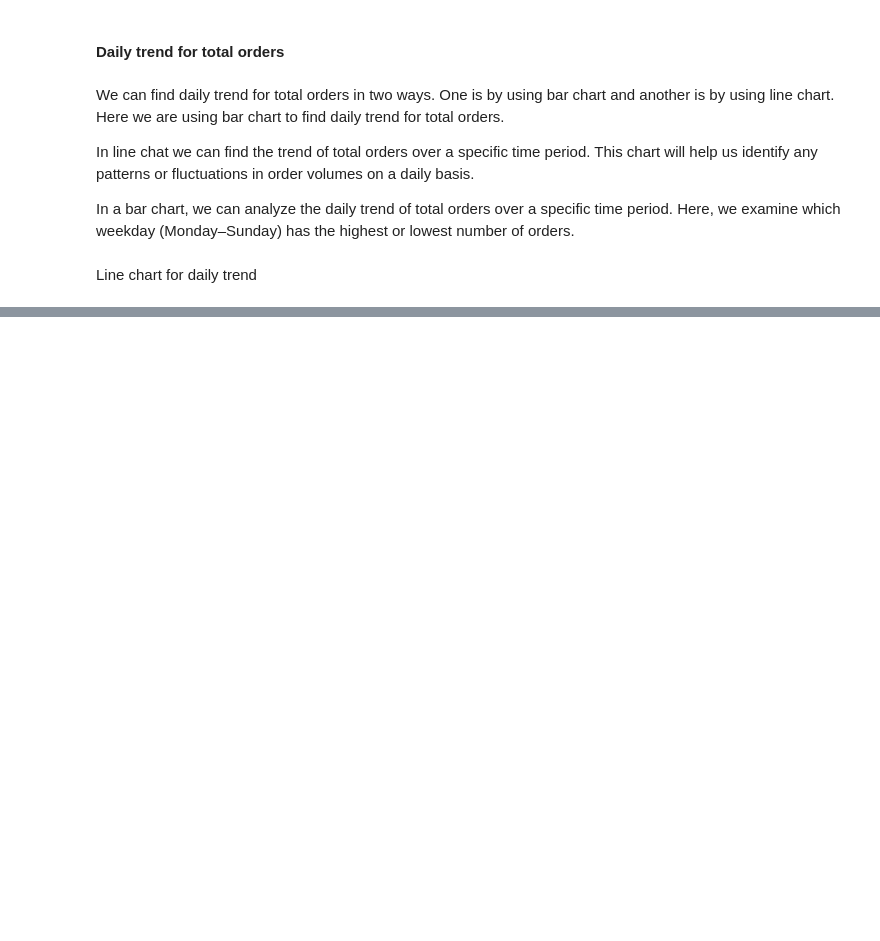
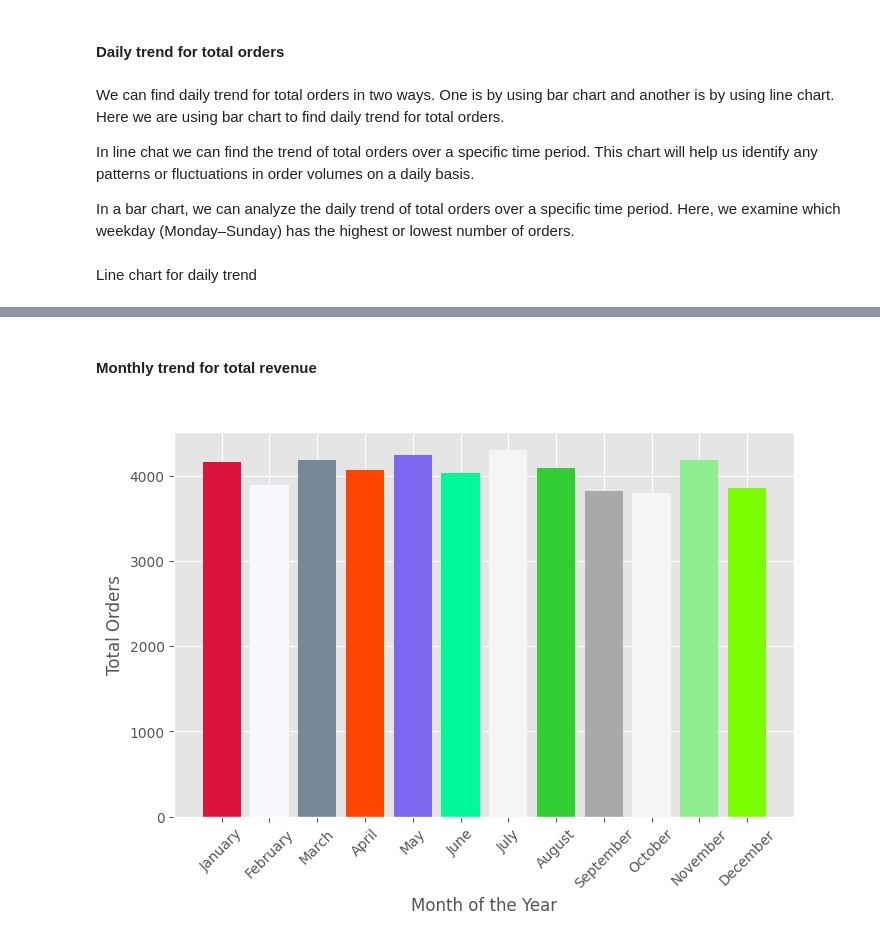
Before and after one commit to Soumodwip-Mondal/PizzaSales_Data_analysis, a Jupyter notebook: Analysis.ipynb, the cells around one changed output, grey strips where cells are left out. Cells and saved outputs as stored; diff of their text form; code cells hidden in the pictures; blank space fills up the shorter version.

```diff
--- a/Analysis.ipynb
+++ b/Analysis.ipynb
@@ -143,0 +166,31 @@ plt.show()
+# %% [markdown]
+#### Monthly trend for total revenue
+# %%
+import matplotlib.colors as mcolors
+
+df['month_of_year'] = df['order_date'].dt.month_name()
+
+# Group by month and count total orders
+month_orders = df.groupby('month_of_year')['pizza_id'].count()
+
+# Reorder months of the year (January–December)
+month_orders = month_orders.reindex([
+    "January", "February", "March", "April", "May", "June",
+    "July", "August", "September", "October", "November", "December"
+])
+
+# Generate exactly 12 random colors (one per month)
+random_colors = np.random.choice(list(mcolors.CSS4_COLORS.values()), len(month_orders))
+
+# Plot bar chart
+plt.figure(figsize=(8,5))
+plt.bar(month_orders.index, month_orders.values, color=random_colors)
+
+# Labels and Title
+plt.xlabel('Month of the Year')
+plt.ylabel('Total Orders')
+plt.title('Orders by Month of the Year')
+plt.xticks(rotation=45)
+plt.show()
+# %% [output]
+[figure, added]
```
Also changed, not shown: parts of 3 cells of this notebook.
